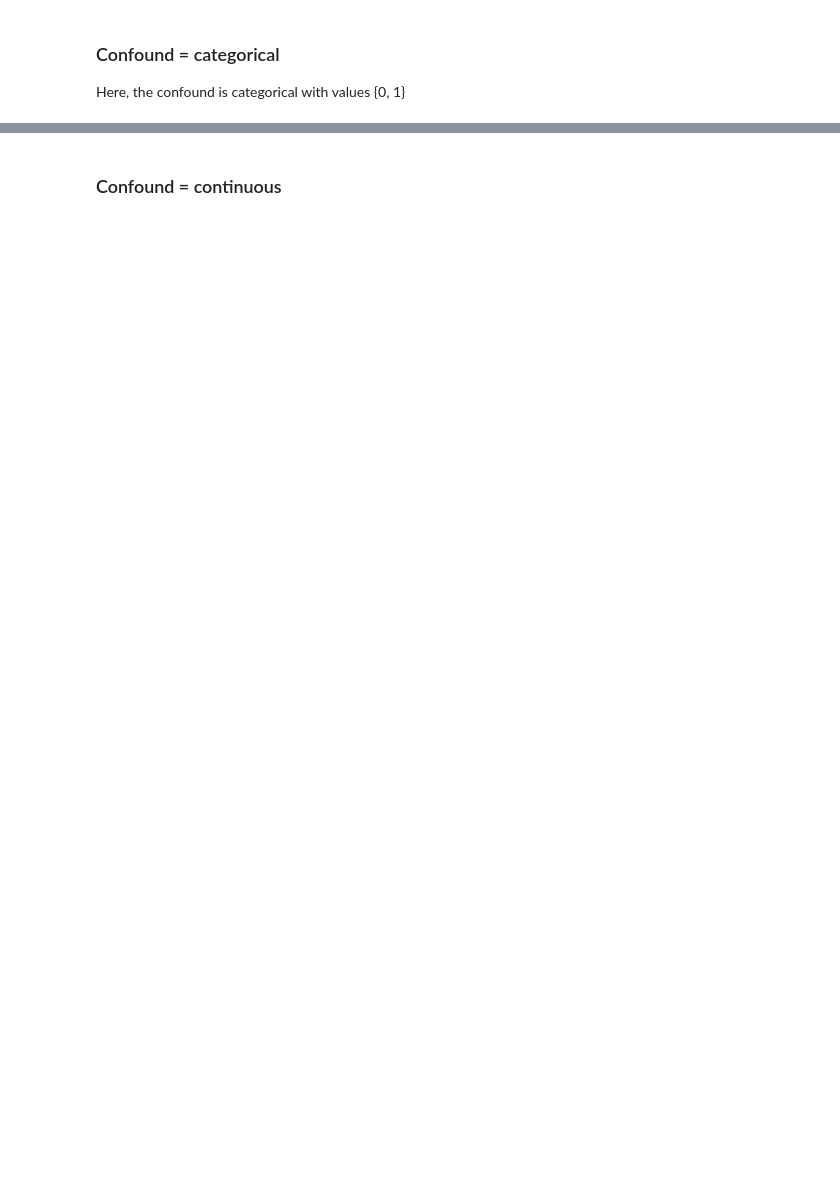
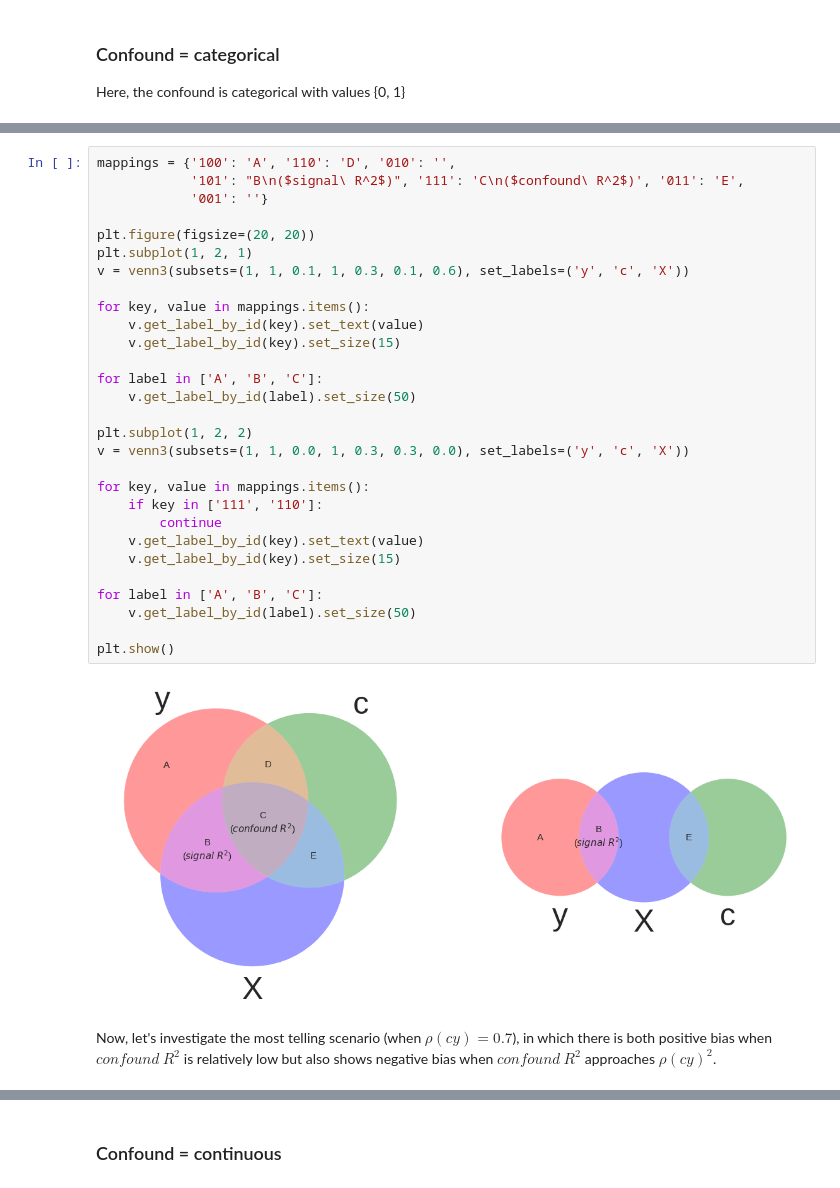
Before and after one commit to lukassnoek/MVCA, a Jupyter notebook: analyses/simulation/simulation_counterbalancing_vs_regression.ipynb, the cells around one changed output, grey strips where cells are left out. Drawn from its saved outputs; the diff is of its cells as text; blank space fills up the shorter version.

```diff
--- a/analyses/simulation/simulation_counterbalancing_vs_regression.ipynb
+++ b/analyses/simulation/simulation_counterbalancing_vs_regression.ipynb
@@ -493,0 +587,33 @@ Here, the confound is categorical with values {0, 1}
+# %%
+mappings = {'100': 'A', '110': 'D', '010': '',
+            '101': "B\n($signal\ R^2$)", '111': 'C\n($confound\ R^2$)', '011': 'E',
+            '001': ''}
+
+plt.figure(figsize=(20, 20))
+plt.subplot(1, 2, 1)
+v = venn3(subsets=(1, 1, 0.1, 1, 0.3, 0.1, 0.6), set_labels=('y', 'c', 'X'))
+
+for key, value in mappings.items():
+    v.get_label_by_id(key).set_text(value)
+    v.get_label_by_id(key).set_size(15)
+
+for label in ['A', 'B', 'C']:
+    v.get_label_by_id(label).set_size(50)
+
+plt.subplot(1, 2, 2)
+v = venn3(subsets=(1, 1, 0.0, 1, 0.3, 0.3, 0.0), set_labels=('y', 'c', 'X'))
+
+for key, value in mappings.items():
+    if key in ['111', '110']:
+        continue
+    v.get_label_by_id(key).set_text(value)
+    v.get_label_by_id(key).set_size(15)
+
+for label in ['A', 'B', 'C']:
+    v.get_label_by_id(label).set_size(50)
+
+plt.show()
+# %% [output]
+[figure, added]
+# %% [markdown]
+Now, let's investigate the most telling scenario (when $\rho(cy) = 0.7$), in which there is both positive bias when $confound\ R^2$ is relatively low but also shows negative bias when $confound\ R^2$ approaches $\rho(cy)^2$.
```
Also changed, not shown: parts of 37 cells of this notebook.
